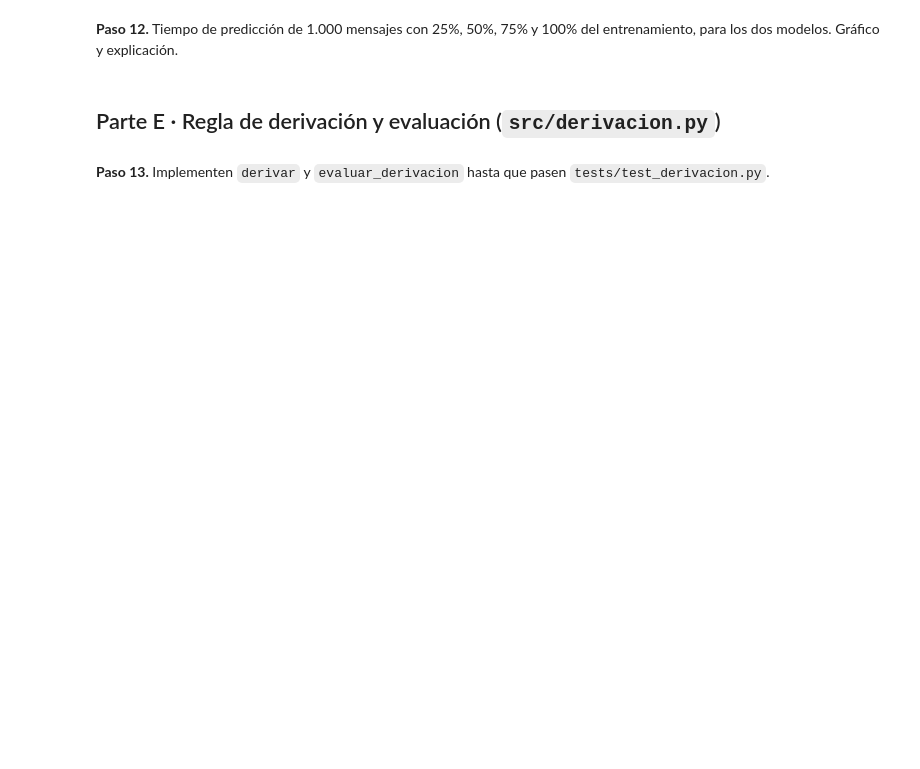
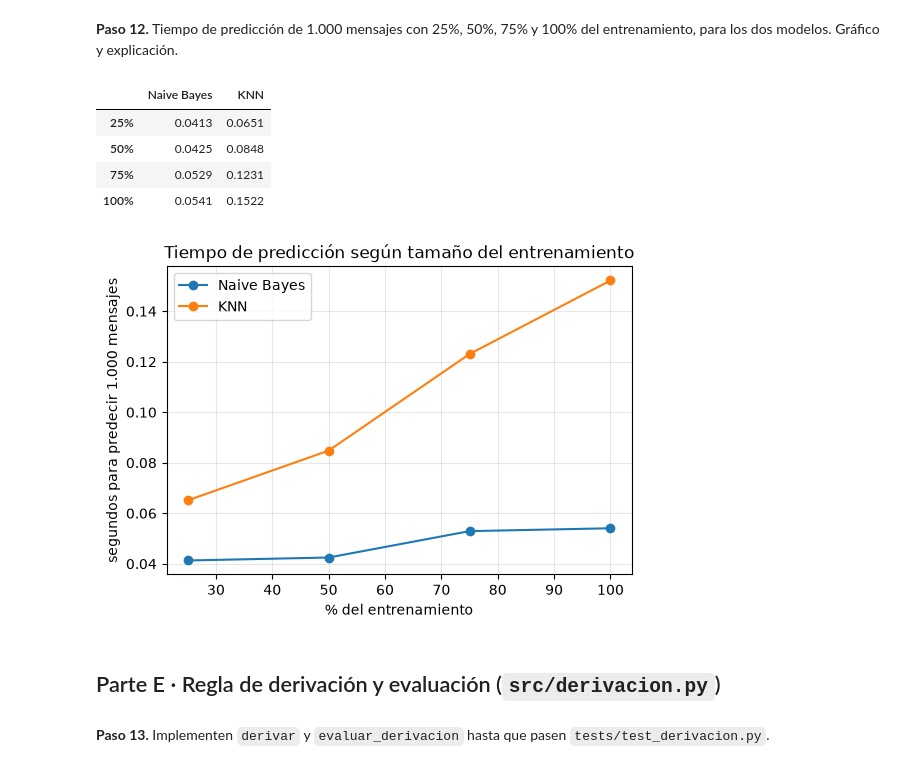
Before and after one commit to TomyGamG/Cauce_una_billetera_virtual_-Naive_Bayes-, a Jupyter notebook: caso1_cauce.ipynb, the cells around one changed output. Cells and saved outputs as stored; diff of their text form; code cells hidden in the pictures; blank space fills up the shorter version.

```diff
--- a/caso1_cauce.ipynb
+++ b/caso1_cauce.ipynb
@@ -116,3 +214,15 @@ plt.show()
 **Paso 7.** División 80/20 estratificada por `equipo_final` con `random_state=42`.
 # %%
 # Tu código aquí
+from sklearn.model_selection import train_test_split
+
+train_df, test_df = train_test_split(
+    df_modelo, test_size=0.2, stratify=df_modelo["equipo_final"], random_state=SEMILLA)
+
+X_train_txt, y_train = train_df["texto_limpio"], train_df["equipo_final"]
+X_test_txt, y_test = test_df["texto_limpio"], test_df["equipo_final"]
+
+print(f"Entrenamiento: {len(train_df)} | Prueba: {len(test_df)}")
+display(pd.DataFrame({
+    "train %": y_train.value_counts(normalize=True).round(3),
+    "test %": y_test.value_counts(normalize=True).round(3)}))
@@ -138,6 +369,45 @@ plt.show()
 **Paso 12.** Tiempo de predicción de 1.000 mensajes con 25%, 50%, 75% y 100% del entrenamiento, para los dos modelos. Gráfico y explicación.
 # %%
 # Tu código aquí
+import time
+from sklearn.base import clone
+
+rng = np.random.default_rng(SEMILLA)
+idx_1000 = rng.choice(len(X_test_txt), size=1000, replace=len(X_test_txt) < 1000)
+lote = X_test_txt.iloc[idx_1000]
+
+fracciones = [0.25, 0.50, 0.75, 1.00]
+tiempos = {"Naive Bayes": [], "KNN": []}
+for f in fracciones:
+    if f < 1.0:
+        sub_X, _, sub_y, _ = train_test_split(
+            X_train_txt, y_train, train_size=f, stratify=y_train, random_state=SEMILLA)
+    else:
+        sub_X, sub_y = X_train_txt, y_train
+    for nombre, gs in [("Naive Bayes", gs_nb), ("KNN", gs_knn)]:
+        modelo = clone(gs.best_estimator_).fit(sub_X, sub_y)
+        medidas = []
+        for _ in range(3):                      # nos quedamos con el mejor de 3 intentos
+            t0 = time.perf_counter()
+            modelo.predict(lote)
+            medidas.append(time.perf_counter() - t0)
+        tiempos[nombre].append(min(medidas))
+
+df_t = pd.DataFrame(tiempos, index=[f"{int(f * 100)}%" for f in fracciones])
+display(df_t.round(4))
+
+plt.figure(figsize=(6, 4))
+for nombre in tiempos:
+    plt.plot([int(f * 100) for f in fracciones], tiempos[nombre], marker="o", label=nombre)
+plt.xlabel("% del entrenamiento"); plt.ylabel("segundos para predecir 1.000 mensajes")
+plt.title("Tiempo de predicción según tamaño del entrenamiento"); plt.legend(); plt.grid(alpha=.3); plt.show()
+# %% [output]
+|  | Naive Bayes | KNN |
+| 25% | 0.0413 | 0.0651 |
+| 50% | 0.0425 | 0.0848 |
+| 75% | 0.0529 | 0.1231 |
+| 100% | 0.0541 | 0.1522 |
+[figure, added]
 # %% [markdown]
 ## Parte E · Regla de derivación y evaluación (`src/derivacion.py`)
 # %% [markdown]
```
Also changed, not shown: parts of 16 cells of this notebook, 3 other files.
